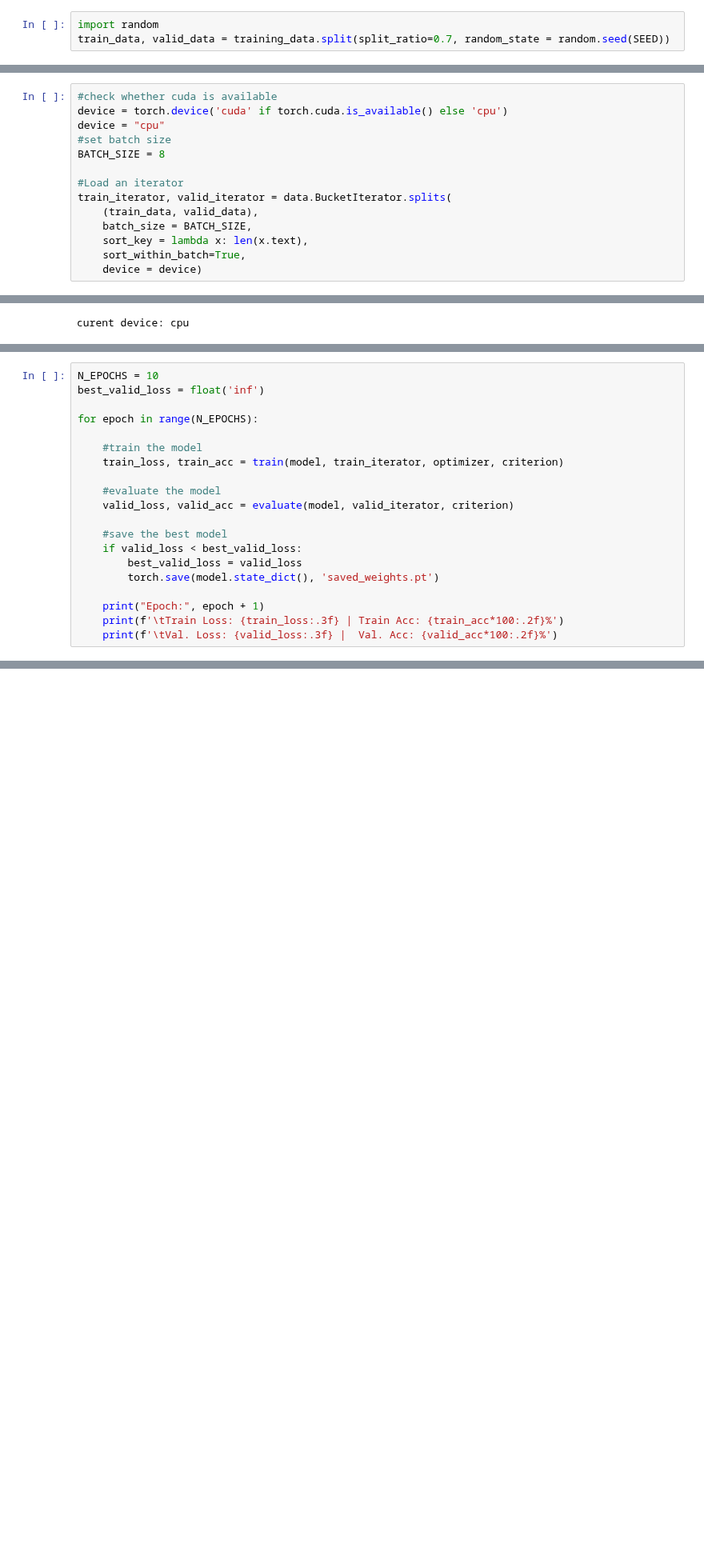
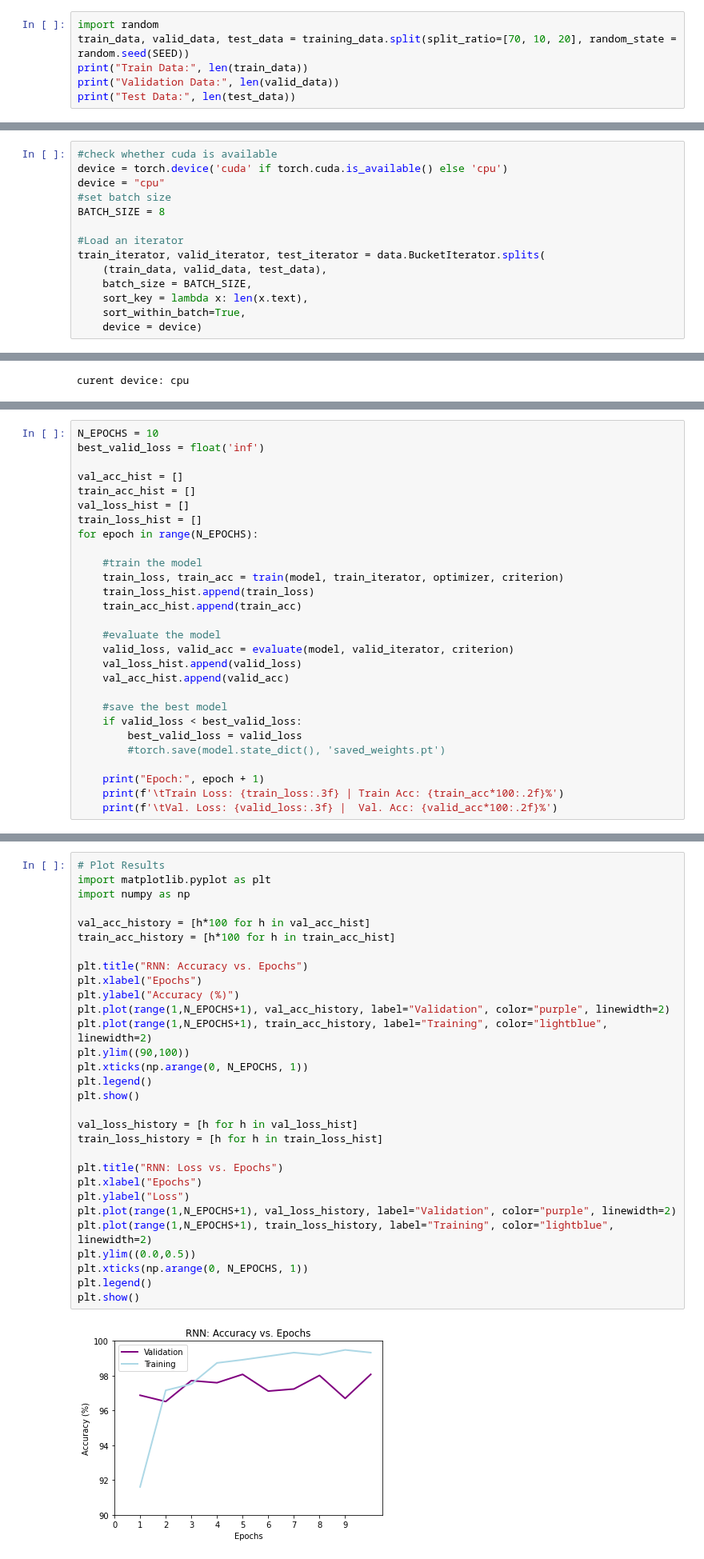
Before and after one commit to jpsiegel/Projects, a Jupyter notebook: Tarea2_DL.ipynb, the cells around one changed output, grey strips where cells are left out. Shown at 80% size. Cells and saved outputs as stored; diff of their text form; blank space fills up the shorter version.

```diff
--- a/Tarea2_DL.ipynb
+++ b/Tarea2_DL.ipynb
@@ -1104,4 +1102,7 @@ print(vars(training_data.examples[0]))
 {'text': ['Go', 'until', 'jurong', 'point', ',', 'crazy', '..', 'Available', 'only', 'in', 'bugis', 'n', 'great', 'world', 'la', 'e', 'buffet', '...', 'Cine', 'there', 'got', 'amore', 'wat', '...'], ' ...
 # %%
 import random
-train_data, valid_data = training_data.split(split_ratio=0.7, random_state = random.seed(SEED))
+train_data, valid_data, test_data = training_data.split(split_ratio=[70, 10, 20], random_state = random.seed(SEED))
+print("Train Data:", len(train_data))
+print("Validation Data:", len(valid_data))
+print("Test Data:", len(test_data))
@@ -1134,8 +1139,8 @@ device = "cpu"
 BATCH_SIZE = 8
 
 #Load an iterator
-train_iterator, valid_iterator = data.BucketIterator.splits(
-    (train_data, valid_data),
+train_iterator, valid_iterator, test_iterator = data.BucketIterator.splits(
+    (train_data, valid_data, test_data),
     batch_size = BATCH_SIZE,
     sort_key = lambda x: len(x.text),
     sort_within_batch=True,
@@ -1336,18 +1343,26 @@ def evaluate(model, iterator, criterion):
 N_EPOCHS = 10
 best_valid_loss = float('inf')
 
+val_acc_hist = []
+train_acc_hist = []
+val_loss_hist = []
+train_loss_hist = []
 for epoch in range(N_EPOCHS):
 
     #train the model
     train_loss, train_acc = train(model, train_iterator, optimizer, criterion)
+    train_loss_hist.append(train_loss)
+    train_acc_hist.append(train_acc)
 
     #evaluate the model
     valid_loss, valid_acc = evaluate(model, valid_iterator, criterion)
+    val_loss_hist.append(valid_loss)
+    val_acc_hist.append(valid_acc)
 
     #save the best model
     if valid_loss < best_valid_loss:
         best_valid_loss = valid_loss
-        torch.save(model.state_dict(), 'saved_weights.pt')
+        #torch.save(model.state_dict(), 'saved_weights.pt')
 
     print("Epoch:", epoch + 1)
     print(f'\tTrain Loss: {train_loss:.3f} | Train Acc: {train_acc*100:.2f}%')
@@ -1372,0 +1388,32 @@ Epoch: 10
+# %%
+# Plot Results
+import matplotlib.pyplot as plt
+import numpy as np
+
+val_acc_history = [h*100 for h in val_acc_hist]
+train_acc_history = [h*100 for h in train_acc_hist]
+
+plt.title("RNN: Accuracy vs. Epochs")
+plt.xlabel("Epochs")
+plt.ylabel("Accuracy (%)")
+plt.plot(range(1,N_EPOCHS+1), val_acc_history, label="Validation", color="purple", linewidth=2)
+plt.plot(range(1,N_EPOCHS+1), train_acc_history, label="Training", color="lightblue", linewidth=2)
+plt.ylim((90,100))
+plt.xticks(np.arange(0, N_EPOCHS, 1))
+plt.legend()
+plt.show()
+
+val_loss_history = [h for h in val_loss_hist]
+train_loss_history = [h for h in train_loss_hist]
+
+plt.title("RNN: Loss vs. Epochs")
+plt.xlabel("Epochs")
+plt.ylabel("Loss")
+plt.plot(range(1,N_EPOCHS+1), val_loss_history, label="Validation", color="purple", linewidth=2)
+plt.plot(range(1,N_EPOCHS+1), train_loss_history, label="Training", color="lightblue", linewidth=2)
+plt.ylim((0.0,0.5))
+plt.xticks(np.arange(0, N_EPOCHS, 1))
+plt.legend()
+plt.show()
+# %% [output]
+[figure, added]
```
Also changed, not shown: parts of 11 cells of this notebook.
